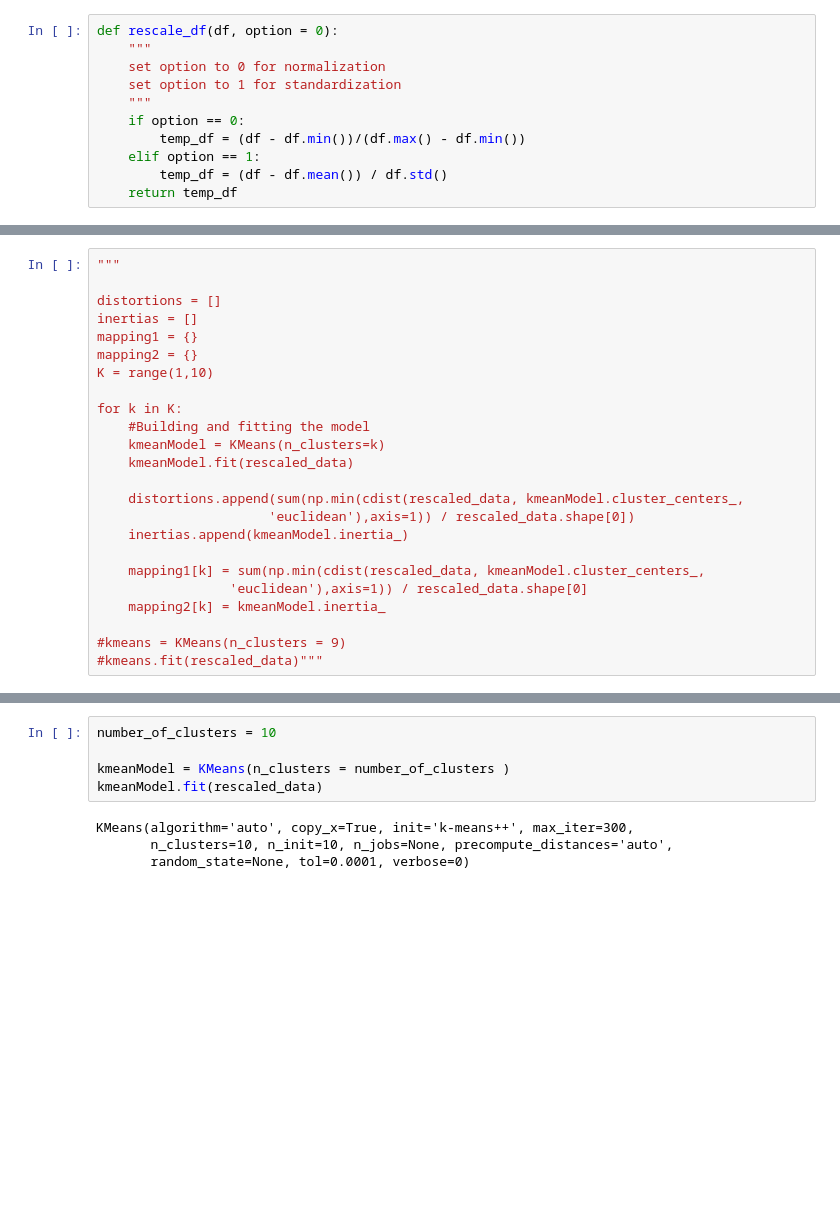
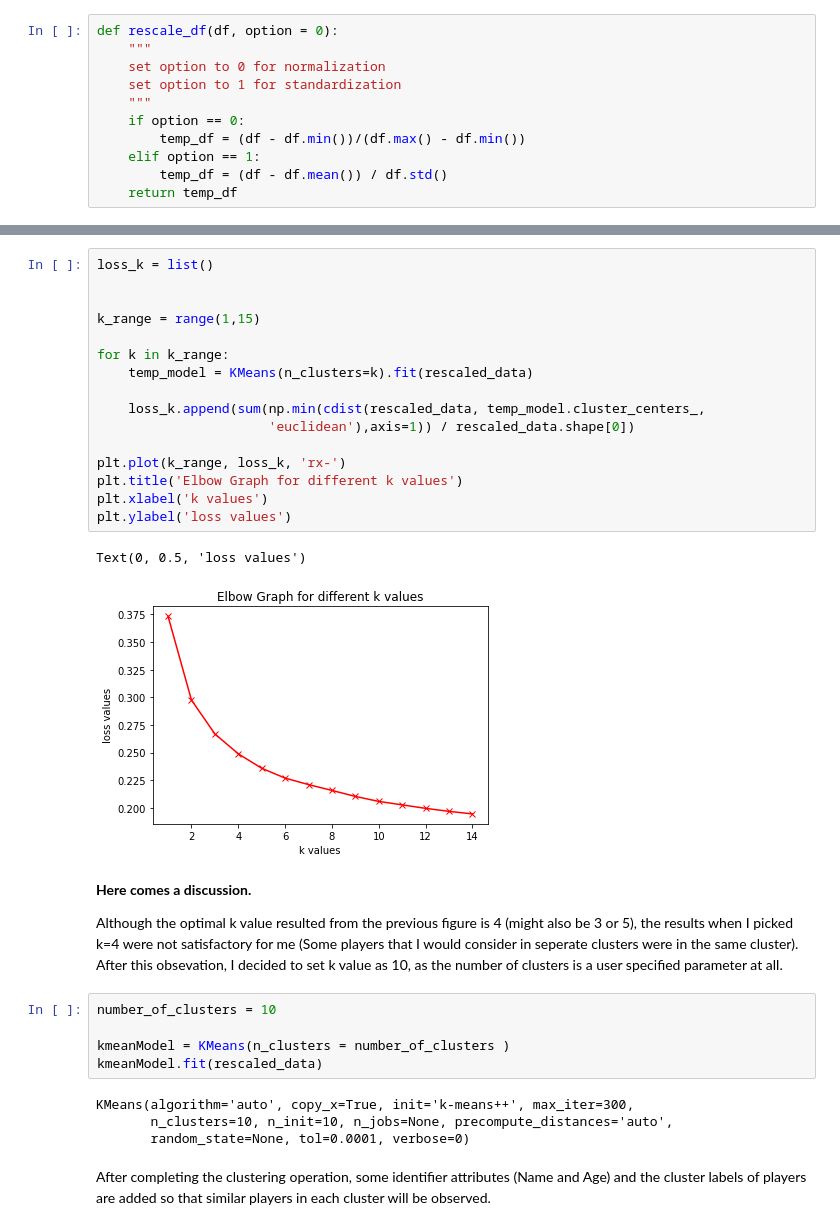
Before and after one commit to emredogan7/soccer-player-archetype-clustering, a Jupyter notebook: main.ipynb, the cells around one changed output, grey strips where cells are left out. Cells and saved outputs as stored; diff of their text form; blank space fills up the shorter version.

```diff
--- a/main.ipynb
+++ b/main.ipynb
@@ -195,24 +176,0 @@ rescaled_data
-# %%
-"""
-
-distortions = []
-inertias = []
-mapping1 = {}
-mapping2 = {}
-K = range(1,10)
-
-for k in K:
-    #Building and fitting the model
-    kmeanModel = KMeans(n_clusters=k)
-    kmeanModel.fit(rescaled_data)
-
-    distortions.append(sum(np.min(cdist(rescaled_data, kmeanModel.cluster_centers_,
-                      'euclidean'),axis=1)) / rescaled_data.shape[0])
-    inertias.append(kmeanModel.inertia_)
-
-    mapping1[k] = sum(np.min(cdist(rescaled_data, kmeanModel.cluster_centers_,
-                 'euclidean'),axis=1)) / rescaled_data.shape[0]
-    mapping2[k] = kmeanModel.inertia_
-
-#kmeans = KMeans(n_clusters = 9)
-#kmeans.fit(rescaled_data)"""
@@ -229,3 +202,26 @@ plt.show() """
+# %%
+loss_k = list()
+
+
+k_range = range(1,15)
+
+for k in k_range:
+    temp_model = KMeans(n_clusters=k).fit(rescaled_data)
+
+    loss_k.append(sum(np.min(cdist(rescaled_data, temp_model.cluster_centers_,
+                      'euclidean'),axis=1)) / rescaled_data.shape[0])
+
+plt.plot(k_range, loss_k, 'rx-')
+plt.title('Elbow Graph for different k values')
+plt.xlabel('k values')
+plt.ylabel('loss values')
+# %% [output]
+Text(0, 0.5, 'loss values')
+[figure, added]
+# %% [markdown]
+__Here comes a discussion.__
+
+Although the optimal k value resulted from the previous figure is 4 (might also be 3 or 5), the results when I picked k=4 were not satisfactory for me (Some players that I would consider in seperate clusters were in the same cluster). After this obsevation, I decided to set k value as 10, as the number of clusters is a user specified parameter at all.
 # %%
 number_of_clusters = 10
 
@@ -235,6 +231,8 @@ kmeanModel.fit(rescaled_data)
 KMeans(algorithm='auto', copy_x=True, init='k-means++', max_iter=300,
        n_clusters=10, n_init=10, n_jobs=None, precompute_distances='auto',
        random_state=None, tol=0.0001, verbose=0)
+# %% [markdown]
+After completing the clustering operation, some identifier attributes (Name and Age) and the cluster labels of players are added so that similar players in each cluster will be observed.
 # %%
 rescaled_data['Name'] = data_pd_cleaned['Name']
 rescaled_data['Age'] = data_pd_cleaned['Age']
```
Also changed, not shown: parts of 18 cells of this notebook.
